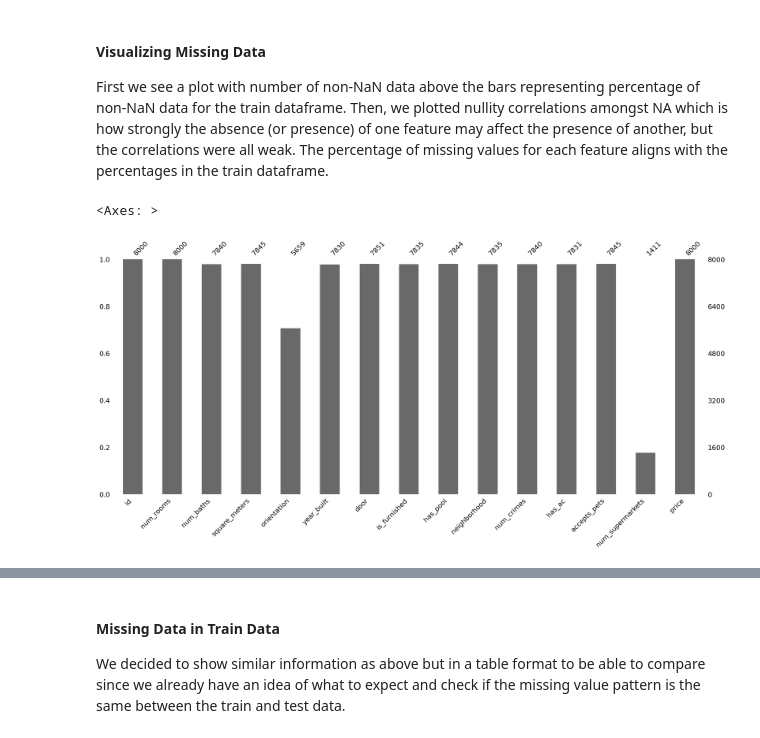
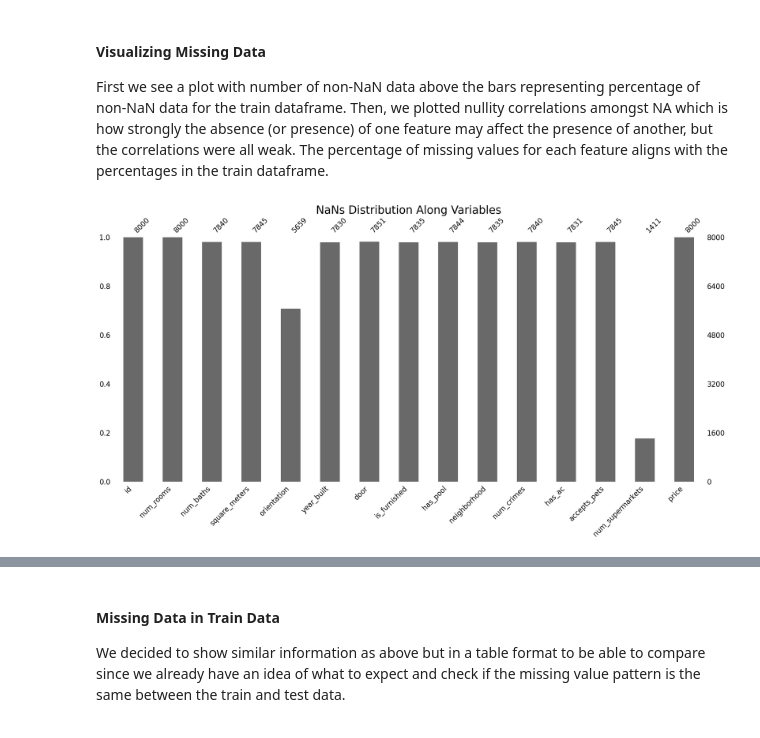
Before and after one commit to TatianaBakwenye/Barcelona-prices, a Jupyter notebook: Barcelona_Prices_Eixample.ipynb, the cells around one changed output, grey strips where cells are left out. Saved outputs shown, nothing was run; the diff lists cells and outputs as text; code cells hidden in the pictures.

```diff
--- a/Barcelona_Prices_Eixample.ipynb
+++ b/Barcelona_Prices_Eixample.ipynb
@@ -111,12 +111,15 @@ Text(0.5, 1.0, 'Correlation Matrix (Quantitative Variables)')
 #### Visualizing Missing Data
 
 First we see a plot with number of non-NaN data above the bars representing percentage of non-NaN data for the train dataframe. Then, we plotted nullity correlations amongst NA which is how strongly the absence (or presence) of one feature may affect the presence of another, but the correlations were all weak. The percentage of missing values for each feature aligns with the percentages in the train dataframe.
-# %%
-# NaNs distibution along the variables (visualized on a plot)
-msno.bar(df)
-# %% [output]
-<Axes: >
-[figure, removed]
+# %%
+# Visualize NaNs distribution along the variables
+msno.bar(df)
+
+# Add a title to the plot
+plt.title('NaNs Distribution Along Variables', fontsize=25)
+plt.show()
+# %% [output]
+[figure, added]
 # %%
 # Check, if there are correlations among NaNs
 msno.heatmap(df)
```
Also changed, not shown: parts of 6 cells of this notebook.
